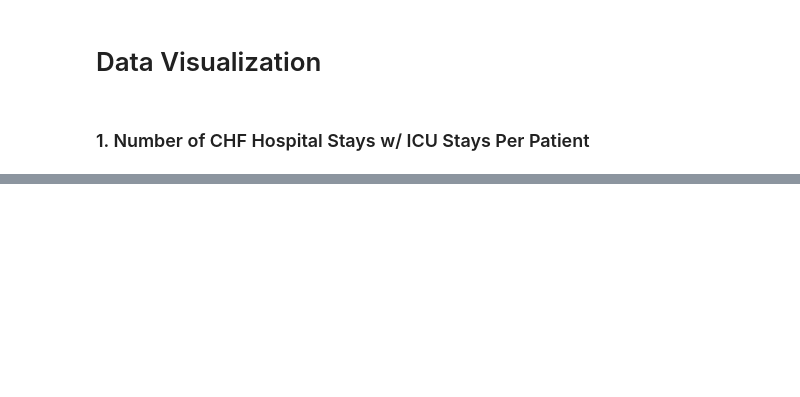
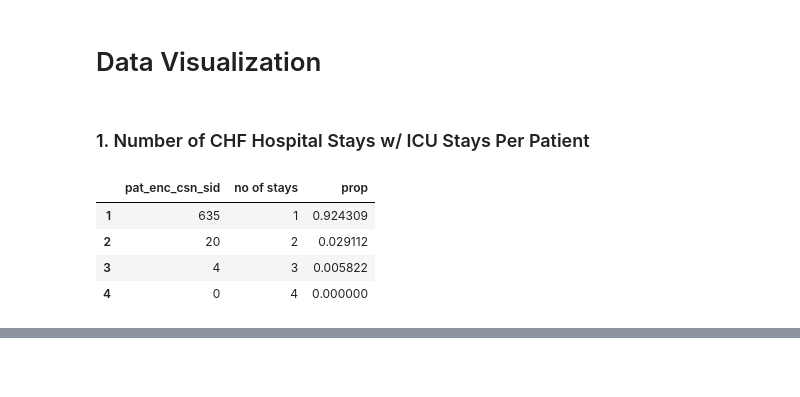
Before and after one commit to vina2329/ICU-readmissions-prediction, a Jupyter notebook: PMAP_Final_Cohort_Vina.ipynb, the cells around one changed output, grey strips where cells are left out. Cells and saved outputs as stored; diff of their text form; code cells hidden in the pictures; blank space fills up the shorter version.

```diff
--- a/PMAP_Final_Cohort_Vina.ipynb
+++ b/PMAP_Final_Cohort_Vina.ipynb
@@ -308,3 +305,23 @@ CHF_hosp_icu_stays.to_csv('CHF_hosp_icu_stays.csv', index = False)
 # Data Visualization
 # %% [markdown]
 ### 1. Number of CHF Hospital Stays w/ ICU Stays Per Patient
+# %%
+lab0 = CHF_hosp_icu_stays[CHF_hosp_icu_stays.labels == 0]
+lab1 = CHF_hosp_icu_stays[CHF_hosp_icu_stays.labels == 1]
+temp0 = lab0.groupby('osler_sid', as_index = False)['pat_enc_csn_sid'].count().pat_enc_csn_sid.value_counts()
+temp1 = lab1.groupby('osler_sid', as_index = False)['pat_enc_csn_sid'].count().pat_enc_csn_sid.value_counts()
+df0 = pd.DataFrame(temp0)
+df0['no of stays'] = [1, 2, 3, 4]
+df0['prop'] = df0['pat_enc_csn_sid'] / len(lab0)
+df1 = pd.DataFrame(temp1)
+df1['no of stays'] = [1, 2, 3]
+df1.loc[4, :] = [0, 4]
+df1 = df1.astype(int)
+df1['prop'] = df1['pat_enc_csn_sid'] / len(lab1)
+df1
+# %% [output]
+|  | pat_enc_csn_sid | no of stays | prop |
+| 1 | 635 | 1 | 0.924309 |
+| 2 | 20 | 2 | 0.029112 |
+| 3 | 4 | 3 | 0.005822 |
+| 4 | 0 | 4 | 0.000000 |
```
Also changed, not shown: parts of 9 cells of this notebook.
